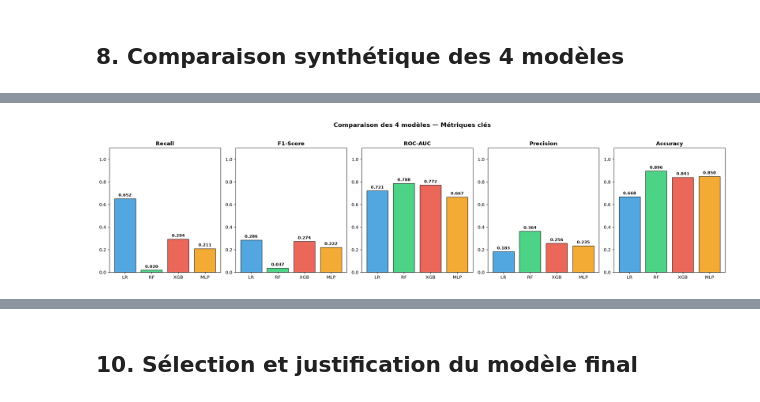
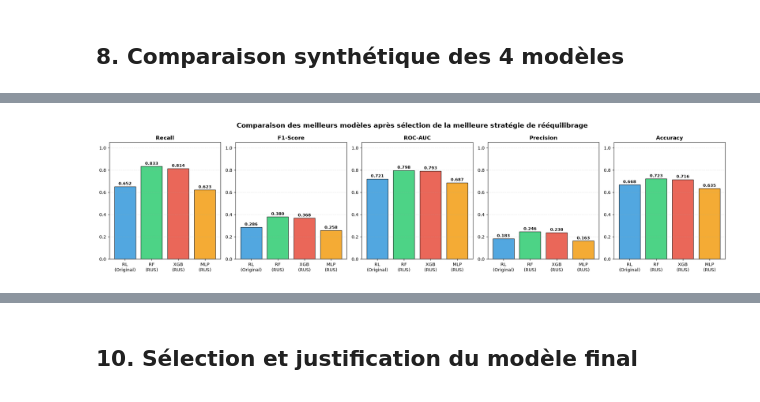
Before and after one commit to imensouidi/Customer-churn-ai, a Jupyter notebook: notebooks/03_Modeling.ipynb, the cells around one changed output, grey strips where cells are left out. Cells and saved outputs as stored; diff of their text form; code cells hidden in the pictures.

```diff
--- a/notebooks/03_Modeling.ipynb
+++ b/notebooks/03_Modeling.ipynb
@@ -248,5 +462,5 @@ Le MLP (Multi-Layer Perceptron) est un réseau de neurones à couches cachées.
 # %%
-mlp = MLPClassifier(
+best_mlp = MLPClassifier(
     hidden_layer_sizes=(128, 64, 32),
     activation='relu',
     solver='adam',
@@ -259,7 +473,15 @@ mlp = MLPClassifier(
     n_iter_no_change=20,
     random_state=42
 )
-mlp.fit(X_train_smote, y_train_smote)
-print(f'✅ MLP entraîné ! ({mlp.n_iter_} itérations)')
-metrics_mlp = evaluate_model(mlp, X_test, y_test, model_name='MLP (Deep Learning)')
+
+best_mlp.fit(X_train_rus, y_train_rus)
+
+print(f'✅ MLP final entraîné ! ({best_mlp.n_iter_} itérations)')
+
+metrics_mlp = evaluate_model(
+    best_mlp,
+    X_test,
+    y_test,
+    model_name='MLP + RUS'
+)
 # %% [output]
@@ -327,23 +579,47 @@ print('\n🟢 Vert = meilleure valeur | 🔴 Rouge = moins bonne valeur')
 # %%
 metrics_to_plot = ['Recall', 'F1-Score', 'ROC-AUC', 'Precision', 'Accuracy']
+
 fig, axes = plt.subplots(1, len(metrics_to_plot), figsize=(20, 5))
-colors    = ['#3498db', '#2ecc71', '#e74c3c', '#f39c12']
+
+colors = ['#3498db', '#2ecc71', '#e74c3c', '#f39c12']
+
+model_labels = ['RL\n(Original)', 'RF\n(RUS)', 'XGB\n(RUS)', 'MLP\n(RUS)']
 
 for i, metric in enumerate(metrics_to_plot):
+
     values = results_df[metric].values
-    bars   = axes[i].bar(range(4), values, color=colors, edgecolor='black', alpha=0.85)
+
+    bars = axes[i].bar(
+        range(len(model_labels)),
+        values,
+        color=colors,
+        edgecolor='black',
+        alpha=0.85
+    )
+
     axes[i].set_title(metric, fontsize=12, fontweight='bold')
-    axes[i].set_xticks(range(4))
-    axes[i].set_xticklabels(['LR', 'RF', 'XGB', 'MLP'], fontsize=10)
-    axes[i].set_ylim(0, 1.1)
+    axes[i].set_xticks(range(len(model_labels)))
+    axes[i].set_xticklabels(model_labels, fontsize=10)
+    axes[i].set_ylim(0, 1.05)
+    axes[i].grid(axis='y', linestyle='--', alpha=0.3)
+
     for bar, val in zip(bars, values):
-        axes[i].text(bar.get_x() + bar.get_width()/2,
-                     bar.get_height() + 0.02,
-                     f'{val:.3f}', ha='center', fontsize=9, fontweight='bold')
+        axes[i].text(
+            bar.get_x() + bar.get_width()/2,
+            val + 0.015,
+            f'{val:.3f}',
+            ha='center',
+            fontsize=9,
+            fontweight='bold'
+        )
 
-plt.suptitle('Comparaison des 4 modèles — Métriques clés',
-             fontsize=14, fontweight='bold', y=1.02)
+plt.suptitle(
+    'Comparaison des meilleurs modèles après sélection de la meilleure stratégie de rééquilibrage',
+    fontsize=15,
+    fontweight='bold'
+)
+
 plt.tight_layout()
 plt.show()
 # %% [output]
-[figure, old version]
+[figure, new version]
```
Also changed, not shown: parts of 29 cells of this notebook, 4 other files.
